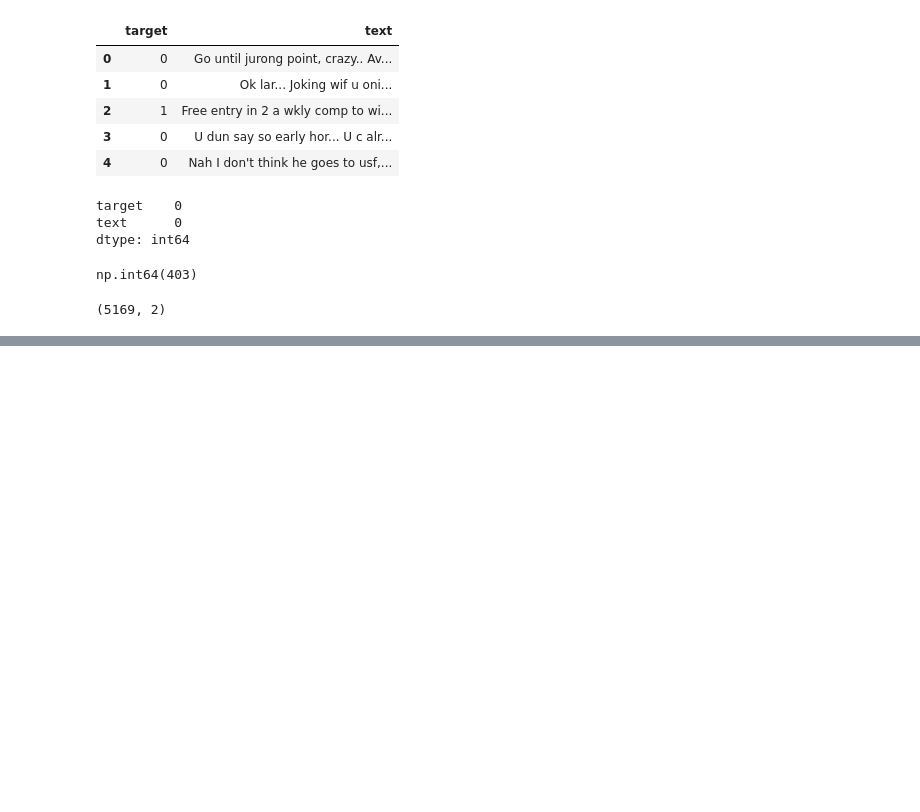
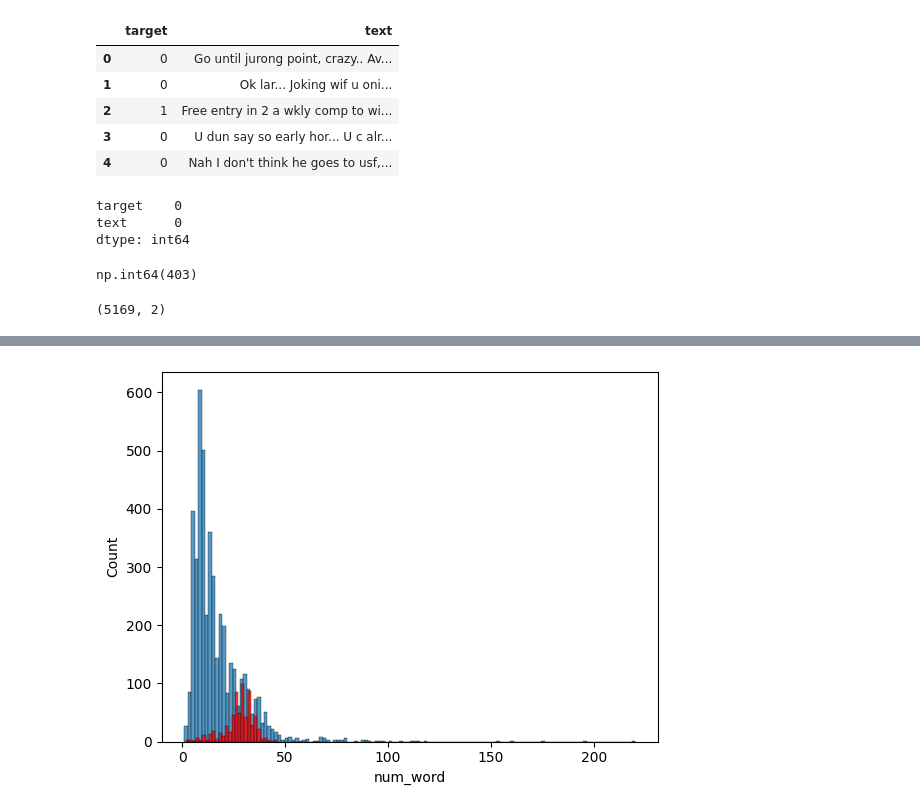
Before and after one commit to Its-Vikas-xd/Machine-Learning, a Jupyter notebook: Project/Email Spam Classifier/email_spam.ipynb, the cells around one changed output, grey strips where cells are left out. Saved outputs shown, nothing was run; the diff lists cells and outputs as text; code cells hidden in the pictures; blank space fills up the shorter version.

```diff
--- a/Project/Email Spam Classifier/email_spam.ipynb
+++ b/Project/Email Spam Classifier/email_spam.ipynb
@@ -83,0 +192,6 @@ df.shape
+# %%
+sns.histplot(df[df['target'] == 0]['num_word'])
+sns.histplot(df[df['target'] == 1]['num_word'],color='red')
+plt.show()
+# %% [output]
+[figure, added]
```
Also changed, not shown: parts of 16 cells of this notebook.
